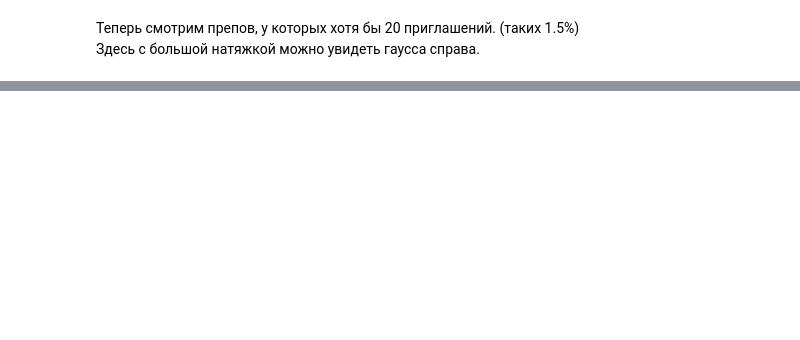
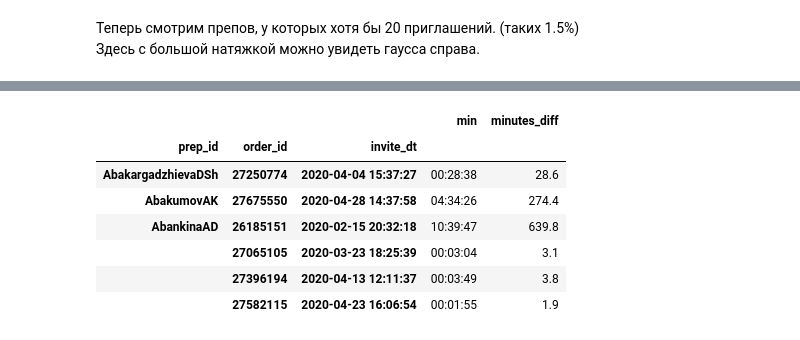
Before and after one commit to NadyaMotina/profi_analytics, a Jupyter notebook: Prep Ratings/responsiveness_research.ipynb, the cells around one changed output, grey strips where cells are left out. Saved outputs shown, nothing was run; the diff lists cells and outputs as text; code cells hidden in the pictures; blank space fills up the shorter version.

```diff
--- a/Prep Ratings/responsiveness_research.ipynb
+++ b/Prep Ratings/responsiveness_research.ipynb
@@ -225,0 +270,16 @@ Data len:  308
+# %%
+# Считаем разницу между приглашением и ответом, записываем в минутах
+
+df_answers_diffs = df_first_answers - df_first_invites
+df_answers_diffs['minutes_diff'] = df_answers_diffs['min'].dt.total_seconds() / 60
+df_answers_diffs['minutes_diff'] = df_answers_diffs['minutes_diff'].round(1)
+df_answers_diffs[5:11]
+# %% [output]
+|  |  |  | min | minutes_diff |
+| prep_id | order_id | invite_dt |  |  |
+| AbakargadzhievaDSh | 27250774 | 2020-04-04 15:37:27 | 00:28:38 | 28.6 |
+| AbakumovAK | 27675550 | 2020-04-28 14:37:58 | 04:34:26 | 274.4 |
+| AbankinaAD | 26185151 | 2020-02-15 20:32:18 | 10:39:47 | 639.8 |
+|  | 27065105 | 2020-03-23 18:25:39 | 00:03:04 | 3.1 |
+|  | 27396194 | 2020-04-13 12:11:37 | 00:03:49 | 3.8 |
+|  | 27582115 | 2020-04-23 16:06:54 | 00:01:55 | 1.9 |
```
Also changed, not shown: parts of 24 cells of this notebook.
